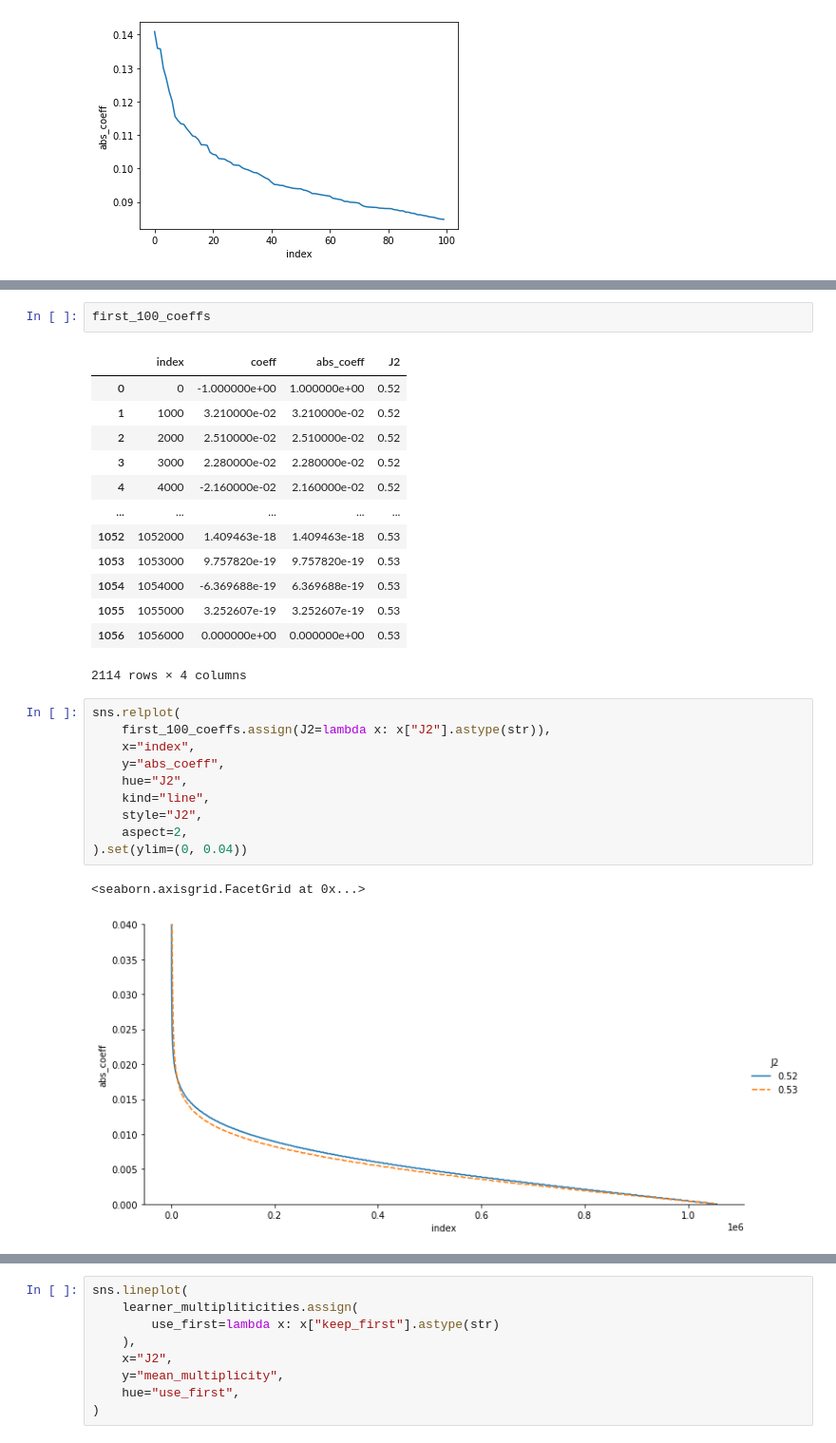
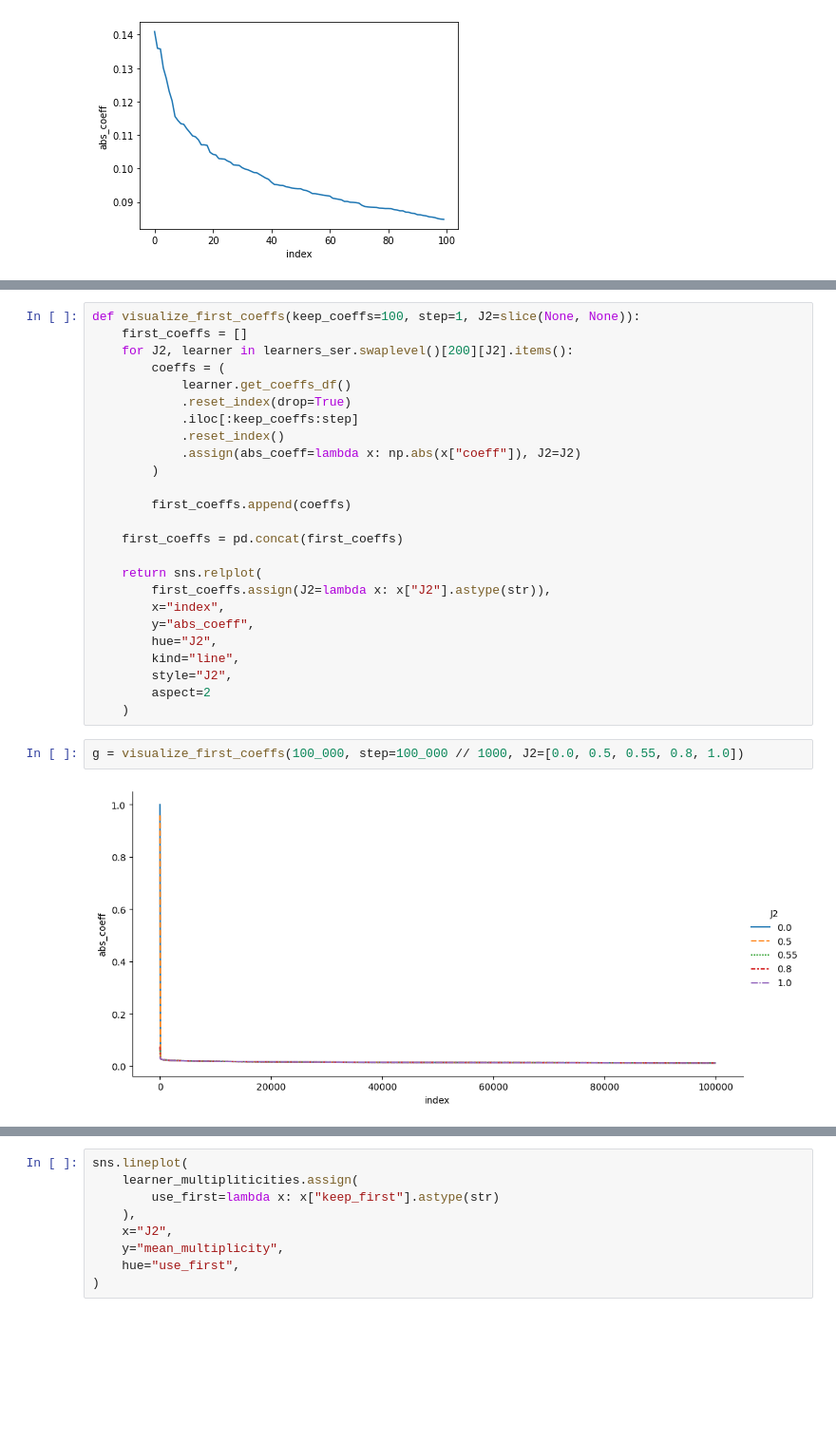
Before and after one commit to ischurov/frustrations-eda, a Jupyter notebook: kagome-24-fourier.ipynb, the cells around one changed output, grey strips where cells are left out. Shown: that part at 95% size. Drawn from its saved outputs; the diff is of its cells as text; blank space fills up the shorter version.

```diff
--- a/kagome-24-fourier.ipynb
+++ b/kagome-24-fourier.ipynb
@@ -548,29 +451,29 @@ first_100_coeffs = pd.concat(
-# %%
-first_100_coeffs
-# %% [output]
-|  | index | coeff | abs_coeff | J2 |
-| 0 | 0 | -1.000000e+00 | 1.000000e+00 | 0.52 |
-| 1 | 1000 | 3.210000e-02 | 3.210000e-02 | 0.52 |
-| 2 | 2000 | 2.510000e-02 | 2.510000e-02 | 0.52 |
-| 3 | 3000 | 2.280000e-02 | 2.280000e-02 | 0.52 |
-| 4 | 4000 | -2.160000e-02 | 2.160000e-02 | 0.52 |
-| ... | ... | ... | ... | ... |
-| 1052 | 1052000 | 1.409463e-18 | 1.409463e-18 | 0.53 |
-| 1053 | 1053000 | 9.757820e-19 | 9.757820e-19 | 0.53 |
-| 1054 | 1054000 | -6.369688e-19 | 6.369688e-19 | 0.53 |
-| 1055 | 1055000 | 3.252607e-19 | 3.252607e-19 | 0.53 |
-| 1056 | 1056000 | 0.000000e+00 | 0.000000e+00 | 0.53 |
-2114 rows × 4 columns
-# %%
-sns.relplot(
-    first_100_coeffs.assign(J2=lambda x: x["J2"].astype(str)),
-    x="index",
-    y="abs_coeff",
-    hue="J2",
-    kind="line",
-    style="J2",
-    aspect=2,
-).set(ylim=(0, 0.04))
-# %% [output]
-<seaborn.axisgrid.FacetGrid at 0x...>
-[figure, removed]
+# %%
+def visualize_first_coeffs(keep_coeffs=100, step=1, J2=slice(None, None)):
+    first_coeffs = []
+    for J2, learner in learners_ser.swaplevel()[200][J2].items():
+        coeffs = (
+            learner.get_coeffs_df()
+            .reset_index(drop=True)
+            .iloc[:keep_coeffs:step]
+            .reset_index()
+            .assign(abs_coeff=lambda x: np.abs(x["coeff"]), J2=J2)
+        )
+
+        first_coeffs.append(coeffs)
+
+    first_coeffs = pd.concat(first_coeffs)
+
+    return sns.relplot(
+        first_coeffs.assign(J2=lambda x: x["J2"].astype(str)),
+        x="index",
+        y="abs_coeff",
+        hue="J2",
+        kind="line",
+        style="J2",
+        aspect=2
+    )
+# %%
+g = visualize_first_coeffs(100_000, step=100_000 // 1000, J2=[0.0, 0.5, 0.55, 0.8, 1.0])
+# %% [output]
+[figure, added]
```
Also changed, not shown: parts of 14 cells of this notebook.
